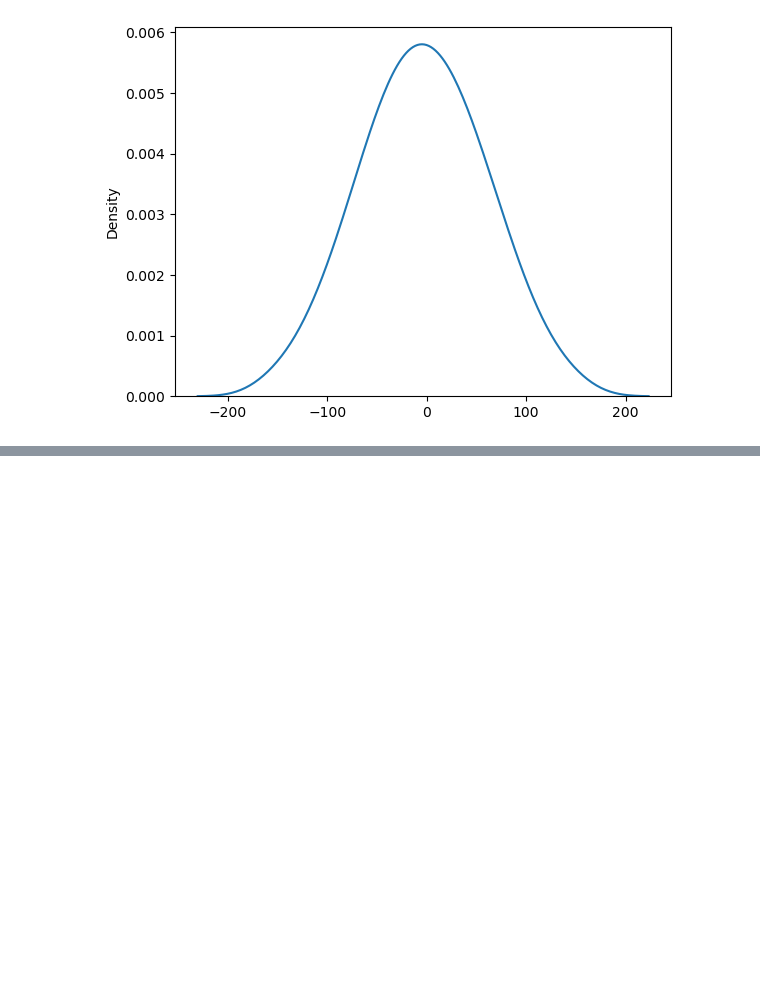
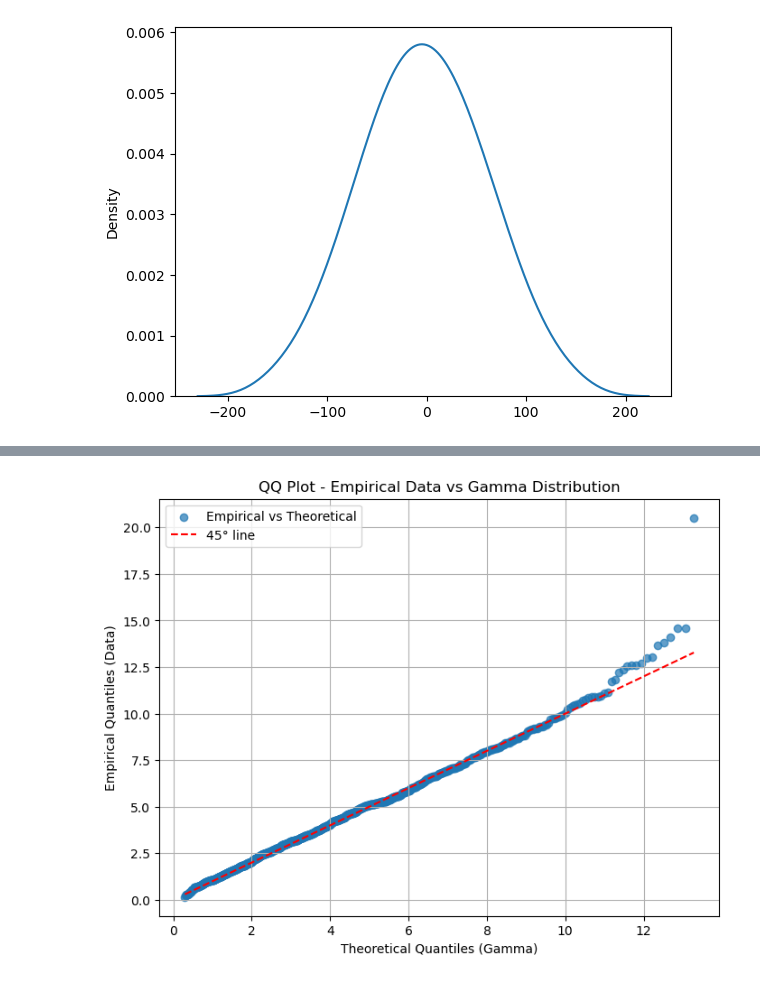
Before and after one commit to jsve96/SWDCPD, a Jupyter notebook: Appendix/SWD-Dist.ipynb, the cells around one changed output, grey strips where cells are left out. Cells and saved outputs as stored; diff of their text form; code cells hidden in the pictures; blank space fills up the shorter version.

```diff
--- a/Appendix/SWD-Dist.ipynb
+++ b/Appendix/SWD-Dist.ipynb
@@ -108,3 +177,35 @@ fig.legend()
+# %%
+import scipy.stats as stats
+
+
+x = np.random.gamma(2, 2, 1000)  # Example data sampled from a Gamma distribution
+
+# Gamma distribution parameters (shape and scale)
+alpha = 2  # Shape parameter
+beta = 2   # Scale parameter (inverse of rate)
+
+# Sort the data
+x_sorted = np.sort(x)
+
+# Generate theoretical quantiles from the Gamma distribution
+theoretical_quantiles = stats.gamma.ppf(
+    np.linspace(0.01, 0.99, len(x_sorted)), a=alpha, scale=beta
+)
+
+# Plot the QQ plot
+plt.figure(figsize=(8, 6))
+plt.scatter(theoretical_quantiles, x_sorted, label="Empirical vs Theoretical", alpha=0.7)
+plt.plot(theoretical_quantiles, theoretical_quantiles, color="red", linestyle="--", label="45° line")
+
+# Add labels and title
+plt.title("QQ Plot - Empirical Data vs Gamma Distribution")
+plt.xlabel("Theoretical Quantiles (Gamma)")
+plt.ylabel("Empirical Quantiles (Data)")
+plt.legend()
+plt.grid()
+plt.show()
+# %% [output]
+[figure, added]
 # %%
 fig, ax = plt.subplots()
 sns.kdeplot(w2,color='blue',alpha=0.5,ax=ax,label='$w(\\theta)_{2}^{2}$')
```
Also changed, not shown: parts of 12 cells of this notebook.
